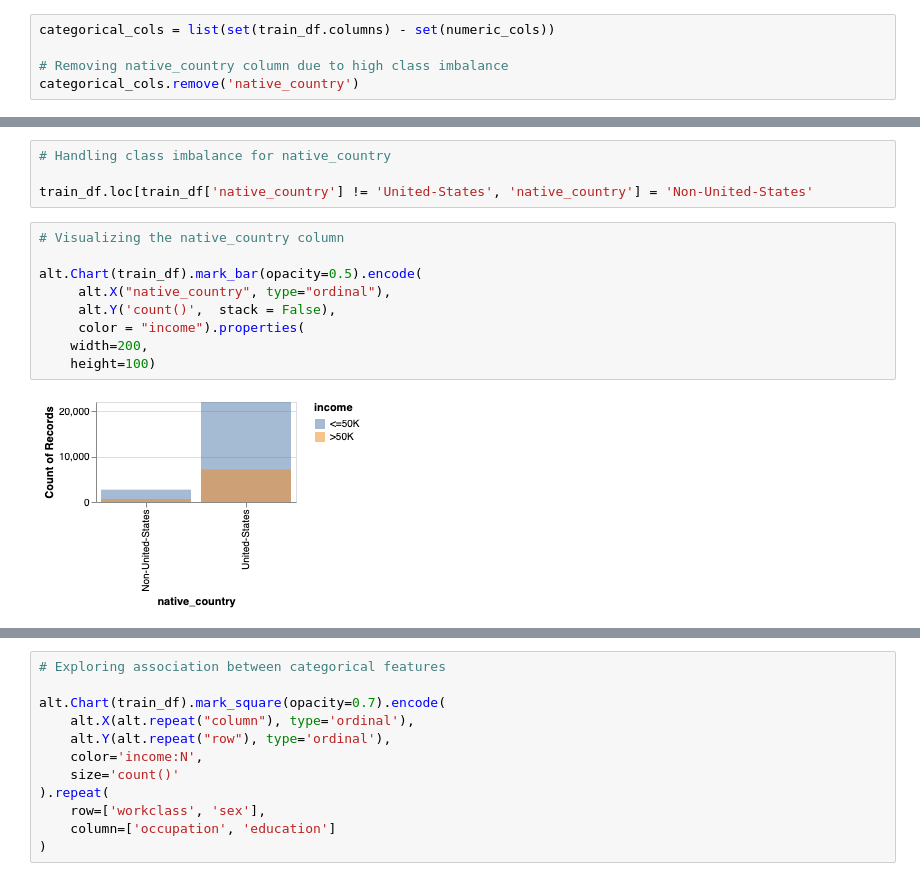
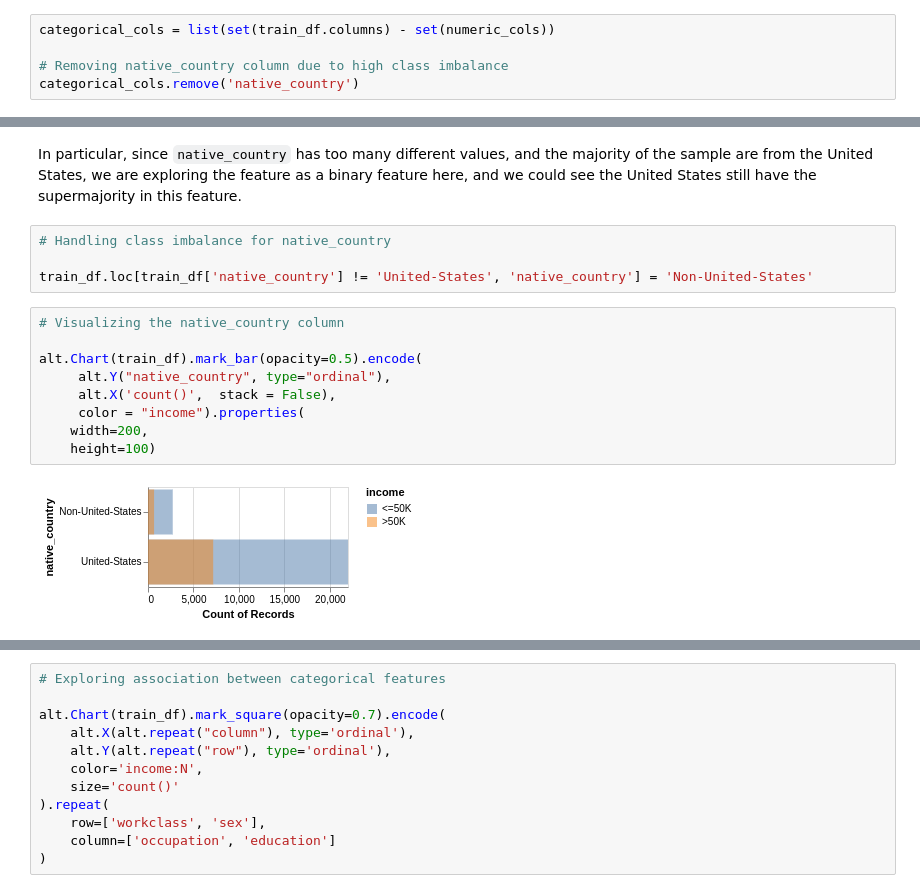
Before and after one commit to sukhleen999/census-income-prediction, a Jupyter notebook: src/EDA.ipynb, the cells around one changed output, grey strips where cells are left out. Cells and saved outputs as stored; diff of their text form.

```diff
--- a/src/EDA.ipynb
+++ b/src/EDA.ipynb
@@ -343,3 +356,5 @@ alt.Chart(train_df).mark_bar(opacity=0.5).encode(
+# %% [markdown]
+In particular, since `native_country` has too many different values, and the majority of the sample are from the United States, we are exploring the feature as a binary feature here, and we could see the United States still have the supermajority in this feature.
 # %%
 # Handling class imbalance for native_country
 
@@ -347,11 +362,11 @@ train_df.loc[train_df['native_country'] != 'United-States', 'native_country'] =
 # %%
 # Visualizing the native_country column
 
 alt.Chart(train_df).mark_bar(opacity=0.5).encode(
-     alt.X("native_country", type="ordinal"),
-     alt.Y('count()',  stack = False),
+     alt.Y("native_country", type="ordinal"),
+     alt.X('count()',  stack = False),
      color = "income").properties(
     width=200,
     height=100)
 # %% [output]
-[figure, old version]
+[figure, new version]
```
Also changed, not shown: parts of 17 cells of this notebook.
